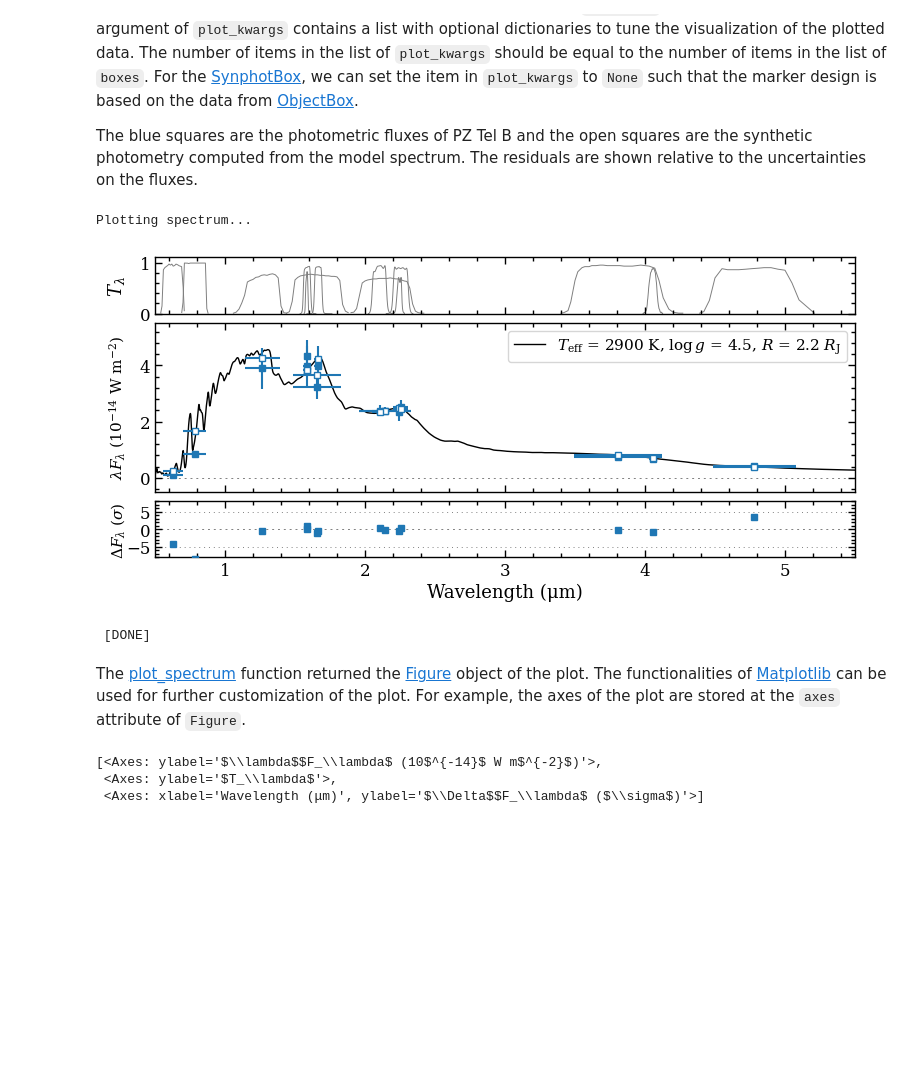
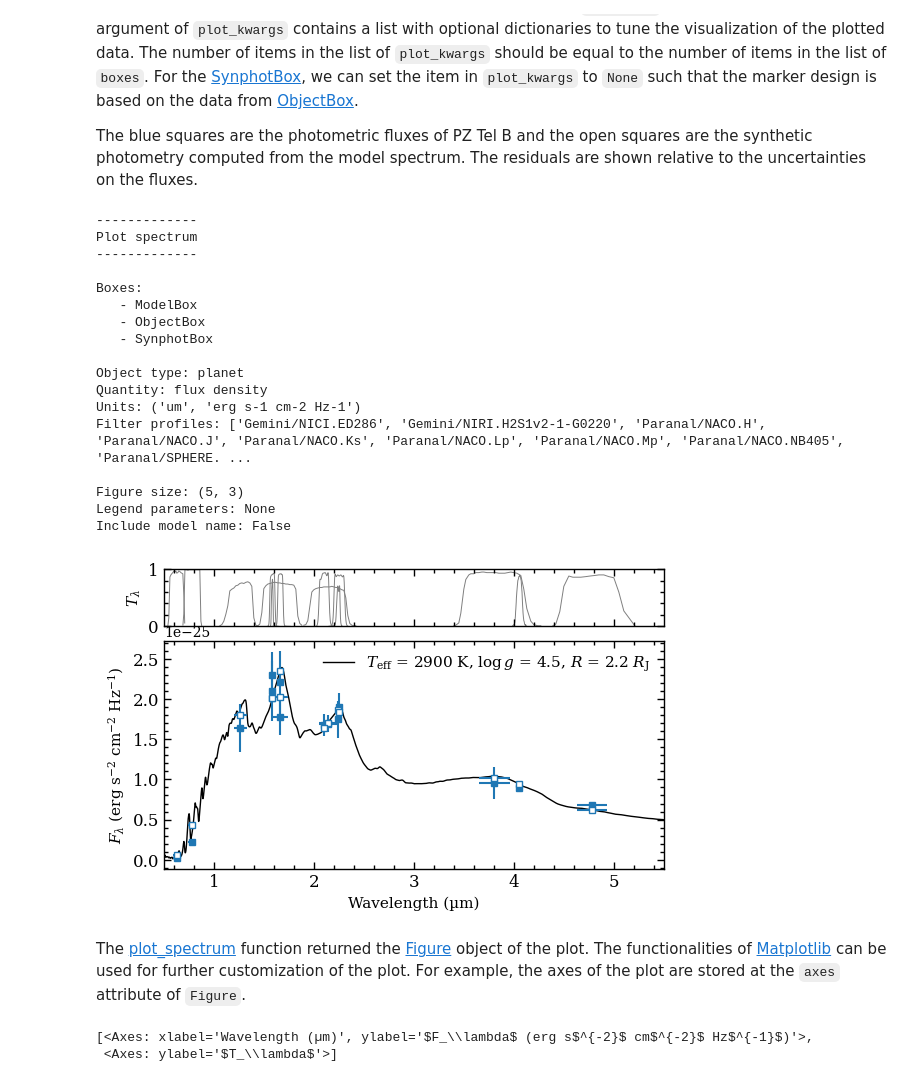
Before and after one commit to tomasstolker/species, a Jupyter notebook: docs/tutorials/data_model.ipynb, the cells around one changed output. Drawn from its saved outputs; the diff is of its cells as text; code cells hidden in the pictures; blank space fills up the shorter version.

Commit message:
Updated tutorials, units parameter compatible with synthetic photometry in plot_spectrum

```diff
--- a/docs/tutorials/data_model.ipynb
+++ b/docs/tutorials/data_model.ipynb
@@ -154,10 +152,10 @@ Include spectra: True
 # %% [markdown]
 For comparison, we create synthetic photometry from the extracted ATMO spectrum for all filters of PZ Tel B. The synthetic fluxes are stored in a [SynphotBox](https://species.readthedocs.io/en/latest/species.core.html#species.core.box.SynphotBox).
 # %%
-synphotbox = multi_photometry(datatype='model',
-                              spectrum='atmo',
-                              filters=objectbox.filters,
-                              parameters=model_param)
+synphot_box = multi_photometry(datatype='model',
+                               spectrum='atmo',
+                               filters=objectbox.filters,
+                               parameters=model_param)
 # %% [output]
 --------------------------
 Calculate multi-photometry
@@ -251,43 +221,53 @@ Finally, we will combine the model spectrum and the photometric fluxes in a plot
 
 The blue squares are the photometric fluxes of PZ Tel B and the open squares are the synthetic photometry computed from the model spectrum. The residuals are shown relative to the uncertainties on the fluxes.
 # %%
-fig = plot_spectrum(boxes=[modelbox, objectbox, synphotbox],
+fig = plot_spectrum(boxes=[modelbox, objectbox, synphot_box],
                     filters=objectbox.filters,
-                    residuals=res_box,
+                    residuals=None,
                     plot_kwargs=[{'ls': '-', 'lw': 1., 'color': 'black'},
                                  {'Gemini/NICI.ED286': {'marker': 's', 'ms': 4., 'color': 'tab:blue', 'ls': 'none'},
                                   'Gemini/NIRI.H2S1v2-1-G0220': {'marker': 's', 'ms': 4., 'color': 'tab:blue', 'ls': 'none'},
                                   'Paranal/NACO.H': {'marker': 's', 'ms': 4., 'color': 'tab:blue', 'ls': 'none'},
                                   'Paranal/NACO.J': {'marker': 's', 'ms': 4., 'color': 'tab:blue', 'ls': 'none'},
                                   'Paranal/NACO.Ks': {'marker': 's', 'ms': 4., 'color': 'tab:blue', 'ls': 'none'},
                                   'Paranal/NACO.Lp': {'marker': 's', 'ms': 4., 'color': 'tab:blue', 'ls': 'none'},
                                   'Paranal/NACO.Mp': {'marker': 's', 'ms': 4., 'color': 'tab:blue', 'ls': 'none'},
                                   'Paranal/NACO.NB405': {'marker': 's', 'ms': 4., 'color': 'tab:blue', 'ls': 'none'},
                                   'Paranal/SPHERE.IRDIS_D_H23_2': {'marker': 's', 'ms': 4., 'color': 'tab:blue', 'ls': 'none'},
                                   'Paranal/SPHERE.IRDIS_D_H23_3': {'marker': 's', 'ms': 4., 'color': 'tab:blue', 'ls': 'none'},
                                   'Paranal/SPHERE.IRDIS_D_K12_1': {'marker': 's', 'ms': 4., 'color': 'tab:blue', 'ls': 'none'},
                                   'Paranal/SPHERE.IRDIS_D_K12_2': {'marker': 's', 'ms': 4., 'color': 'tab:blue', 'ls': 'none'},
                                   'Paranal/SPHERE.ZIMPOL_I_PRIM': {'marker': 's', 'ms': 4., 'color': 'tab:blue', 'ls': 'none'},
                                   'Paranal/SPHERE.ZIMPOL_R_PRIM': {'marker': 's', 'ms': 4., 'color': 'tab:blue', 'ls': 'none'}},
                                   None],
                     xlim=(0.5, 5.5),
-                    ylim=(-5e-15, 5.5e-14),
-                    ylim_res=(-8, 8),
-                    scale=('linear', 'linear'),
-                    offset=(-0.45, -0.04),
-                    legend={'loc': 'upper right', 'fontsize': 11.},
-                    figsize=(7., 3.),
-                    quantity='flux',
+                    legend={'loc': 'upper right', 'frameon': False, 'fontsize': 11.},
+                    units=('um', 'erg s-1 cm-2 Hz-1'),
+                    figsize=(5, 3),
                     output=None)
 # %% [output]
-Plotting spectrum...
+-------------
+Plot spectrum
+-------------
+
+Boxes:
+   - ModelBox
+   - ObjectBox
+   - SynphotBox
+
+Object type: planet
+Quantity: flux density
+Units: ('um', 'erg s-1 cm-2 Hz-1')
+Filter profiles: ['Gemini/NICI.ED286', 'Gemini/NIRI.H2S1v2-1-G0220', 'Paranal/NACO.H', 'Paranal/NACO.J', 'Paranal/NACO.Ks', 'Paranal/NACO.Lp', 'Paranal/NACO.Mp', 'Paranal/NACO.NB405', 'Paranal/SPHERE. ...
+
+Figure size: (5, 3)
+Legend parameters: None
+Include model name: False
-[figure, old version]
+[figure, new version]
- [DONE]
 # %% [markdown]
 The [plot_spectrum](https://species.readthedocs.io/en/latest/species.plot.html#species.plot.plot_spectrum.plot_spectrum) function returned the [Figure](https://matplotlib.org/stable/api/figure_api.html#matplotlib.figure.Figure) object of the plot. The functionalities of [Matplotlib](https://matplotlib.org/stable/index.html) can be used for further customization of the plot. For example, the axes of the plot are stored at the `axes` attribute of `Figure`.
 # %%
 fig.axes
 # %% [output]
-[<Axes: ylabel='$\\lambda$$F_\\lambda$ (10$^{-14}$ W m$^{-2}$)'>,
- <Axes: ylabel='$T_\\lambda$'>,
- <Axes: xlabel='Wavelength (μm)', ylabel='$\\Delta$$F_\\lambda$ ($\\sigma$)'>]
+[<Axes: xlabel='Wavelength (µm)', ylabel='$F_\\lambda$ (erg s$^{-2}$ cm$^{-2}$ Hz$^{-1}$)'>,
+ <Axes: ylabel='$T_\\lambda$'>]
```
Also changed, not shown: parts of 8 cells of this notebook, 4 other files.
